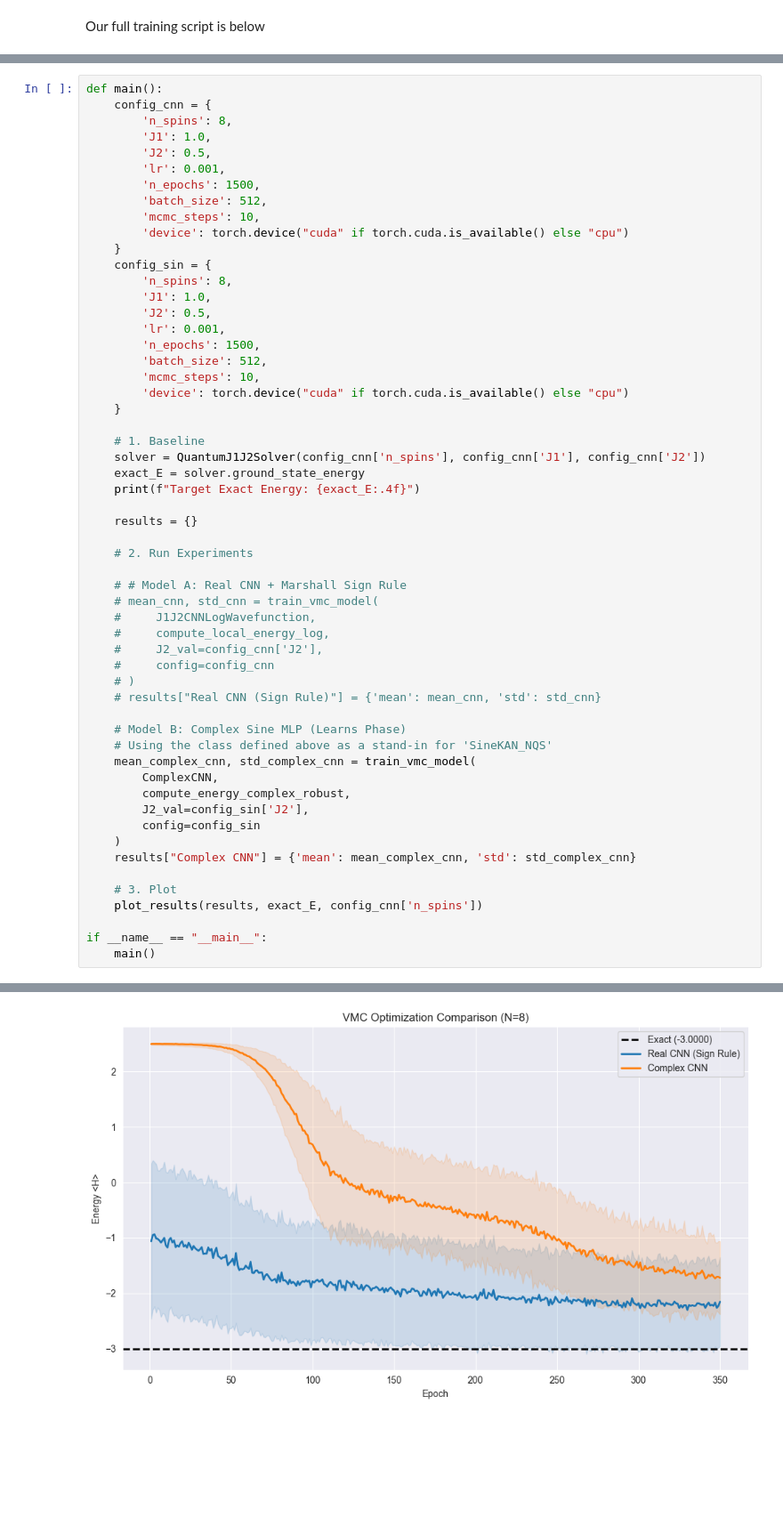
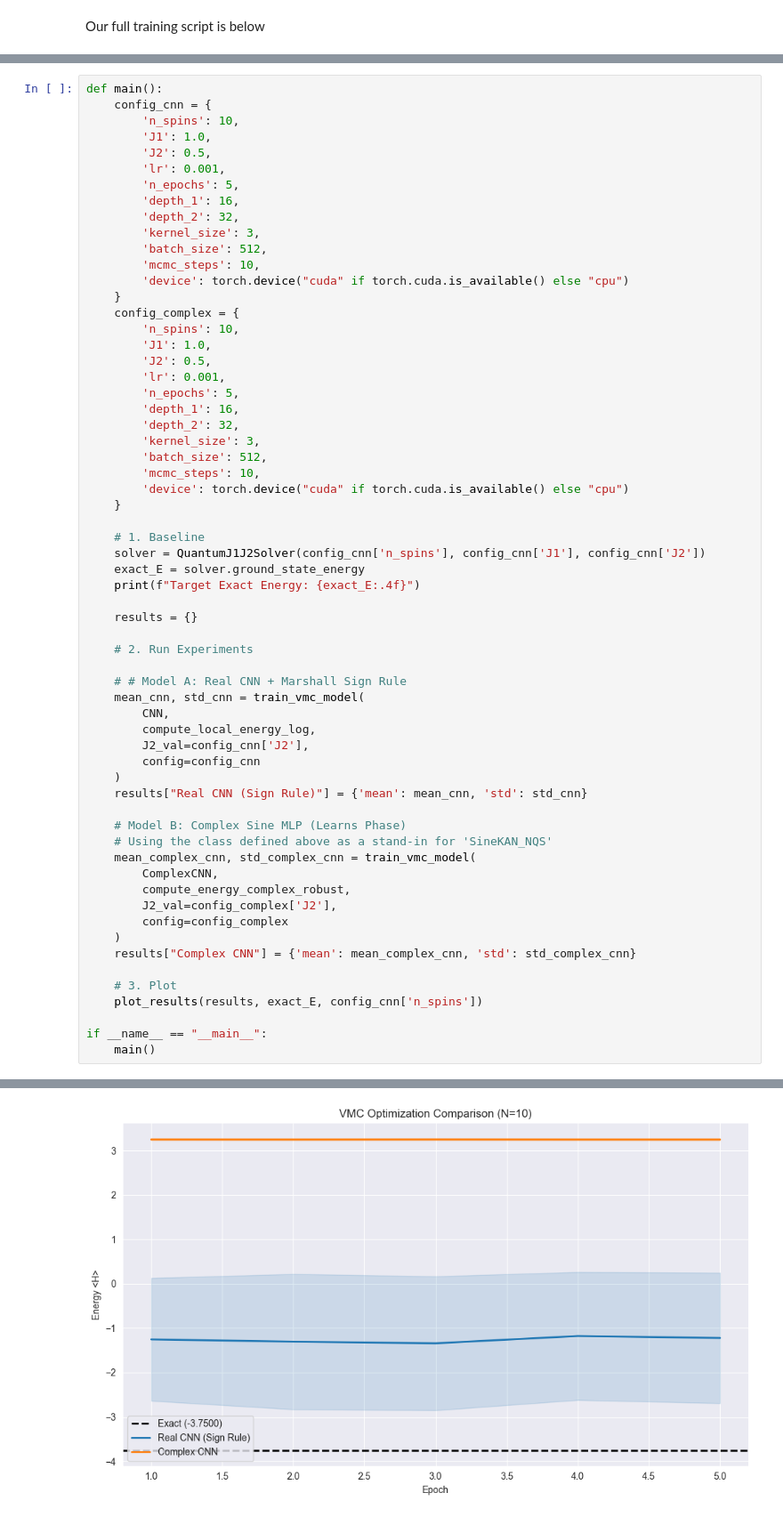
Before and after one commit to SebastianSeljak/j1j2model, a Jupyter notebook: run_unsupervised.ipynb, the cells around one changed output, grey strips where cells are left out. Shown: that part at 89% size. Saved outputs shown, nothing was run; the diff lists cells and outputs as text; blank space fills up the shorter version.

```diff
--- a/run_unsupervised.ipynb
+++ b/run_unsupervised.ipynb
@@ -50,21 +53,27 @@ from physics.j1j2_unsupervised import compute_energy_complex_robust
 # %%
 def main():
     config_cnn = {
-        'n_spins': 8,
+        'n_spins': 10,
         'J1': 1.0,
         'J2': 0.5,
         'lr': 0.001,
-        'n_epochs': 1500,
+        'n_epochs': 5,
+        'depth_1': 16,
+        'depth_2': 32,
+        'kernel_size': 3,
         'batch_size': 512,
         'mcmc_steps': 10,
         'device': torch.device("cuda" if torch.cuda.is_available() else "cpu")
     }
-    config_sin = {
-        'n_spins': 8,
+    config_complex = {
+        'n_spins': 10,
         'J1': 1.0,
         'J2': 0.5,
         'lr': 0.001,
-        'n_epochs': 1500,
+        'n_epochs': 5,
+        'depth_1': 16,
+        'depth_2': 32,
+        'kernel_size': 3,
         'batch_size': 512,
         'mcmc_steps': 10,
         'device': torch.device("cuda" if torch.cuda.is_available() else "cpu")
@@ -80,21 +89,21 @@ def main():
     # 2. Run Experiments
 
     # # Model A: Real CNN + Marshall Sign Rule
-    # mean_cnn, std_cnn = train_vmc_model(
-    #     J1J2CNNLogWavefunction,
-    #     compute_local_energy_log,
-    #     J2_val=config_cnn['J2'],
-    #     config=config_cnn
-    # )
-    # results["Real CNN (Sign Rule)"] = {'mean': mean_cnn, 'std': std_cnn}
+    mean_cnn, std_cnn = train_vmc_model(
+        CNN,
+        compute_local_energy_log,
+        J2_val=config_cnn['J2'],
+        config=config_cnn
+    )
+    results["Real CNN (Sign Rule)"] = {'mean': mean_cnn, 'std': std_cnn}
 
     # Model B: Complex Sine MLP (Learns Phase)
     # Using the class defined above as a stand-in for 'SineKAN_NQS'
     mean_complex_cnn, std_complex_cnn = train_vmc_model(
         ComplexCNN,
         compute_energy_complex_robust,
-        J2_val=config_sin['J2'],
-        config=config_sin
+        J2_val=config_complex['J2'],
+        config=config_complex
     )
     results["Complex CNN"] = {'mean': mean_complex_cnn, 'std': std_complex_cnn}
 
@@ -122,3 +121,3 @@ Training J1J2CNNLogWavefunction...
 
 Plot saved to vmc_comparison_robust.png
-[figure, old version]
+[figure, new version]
```
Also changed, not shown: parts of 6 cells of this notebook.
